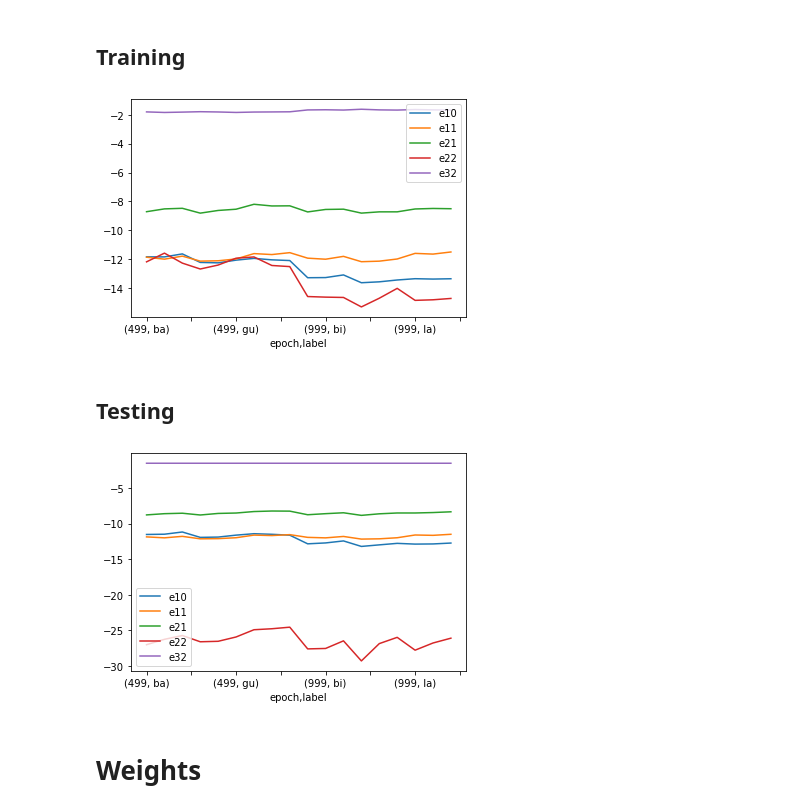
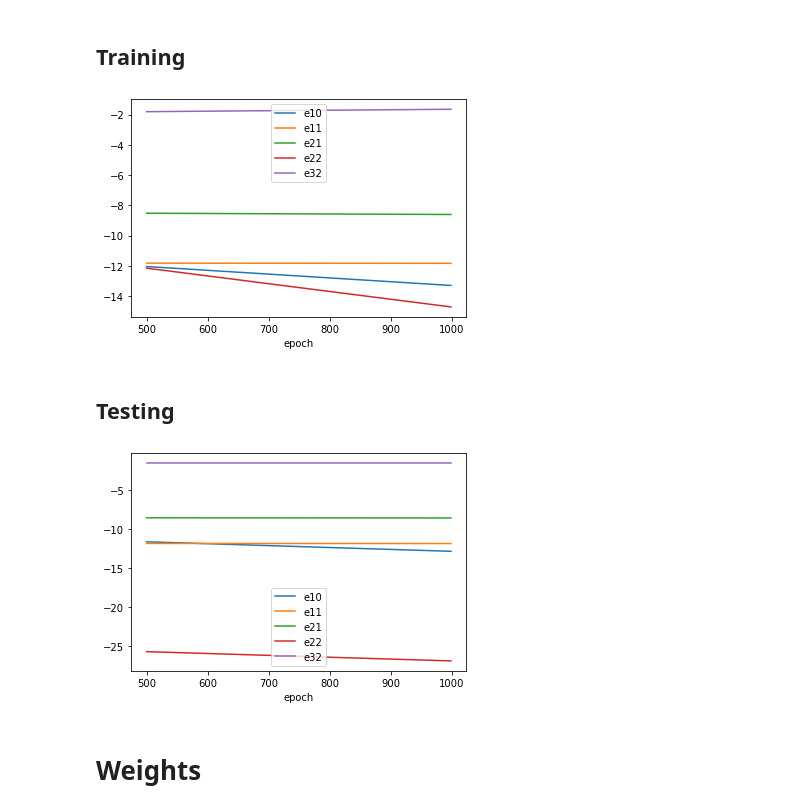
Before and after one commit to monicaycli/predictive_coding, a Jupyter notebook: toy_model_kalman_variant_3a.ipynb, the cells around one changed output. Cells and saved outputs as stored; diff of their text form; code cells hidden in the pictures.

```diff
--- a/toy_model_kalman_variant_3a.ipynb
+++ b/toy_model_kalman_variant_3a.ipynb
@@ -51,6 +52,12 @@ gamma_2                   10
 in_dir           ./data/3x3/
 out_dir            ./results
 dtype: object
+# %%
+for x in param.index:
+    if isinstance(param[x], str):
+        exec("{} = '{}'".format(x, param[x]))
+    else:
+        exec("{} = {}".format(x, param[x]))
 # %%
 def softmax(x, c=1):
     x = np.array(x)
@@ -259,16 +283,10 @@ fig.colorbar(im, ax=axes.ravel().tolist());
 # %% [markdown]
 # Parameters
 # %%
-act_func = param.act_func
-
-epoch_n = param.epoch_n
 epoch_max = max(range(epoch_n))
-
-save_interval = param.save_interval
 
 vec_len = len(I_dict)
 I_size = I.shape[0]
-r1_size = param.r1_size
 r2_size = vec_len
 
 r1 = np.zeros(r1_size)
@@ -280,22 +298,6 @@ U2 = np.random.normal(loc=0, scale=0.1, size=(r1_size, r2_size))
 Uf = np.random.normal(loc=0, scale=0.1, size=(vec_len, r2_size))
 V1 = np.random.normal(loc=0, scale=0.1, size=(r1_size, r1_size))
 V2 = np.random.normal(loc=0, scale=0.1, size=(r2_size, r2_size))
-
-s10 = param.s10
-s11 = param.s11
-s21 = param.s21
-s22 = param.s22
-s32 = param.s32
-
-alpha_1 = param.alpha_1
-alpha_2 = param.alpha_2
-
-beta_1 = param.beta_1
-beta_2 = param.beta_2
-beta_f = param.beta_f
-
-gamma_1 = param.gamma_1
-gamma_2 = param.gamma_2
 # %% [markdown]
 # Before Training
 # %%
@@ -423,7 +425,7 @@ recon_plots(df=output_train_df.groupby("epoch").get_group(epoch_max),
 # %% [markdown]
 ## Softmax'd `Uf_hat @ r2_hat` During Testing
 # %%
-output_test_df["softmaxd_Ufr2"] = output_test_df.apply(lambda x: softmax(x.Ufr2), axis=1)
+output_test_df["softmaxd_Ufr2"] = output_test_df.apply(lambda x: softmax(x.Ufr2, c=softmax_c), axis=1)
 
 recon_plots(df=output_test_df.groupby("epoch").get_group(epoch_max),
             ncols=ncols, nrows=nrows, subplot_yx=subplot_yx, scale=scale,
@@ -453,8 +454,7 @@ output_train_df.groupby("epoch").mean().accuracy.plot(ylim=(0, 1.1));
 # %% [markdown]
 ## Testing
 # %%
-output_test_df["argmax_Ufr2"] = output_test_df.apply(lambda x: argmax_1(x.softmaxd_Ufr2), axis=1)
-test_recog_df = output_test_df.groupby(["epoch", "label"]).argmax_Ufr2.apply(lambda x: recog(x, steps=5)).rename("recog_node").to_frame()
+test_recog_df = output_test_df.groupby(["epoch", "label"]).softmaxd_Ufr2.apply(lambda x: recog(x, mode=recog_mode, value=recog_value)).rename("recog_node").to_frame()
 output_test_df = pd.merge(output_test_df, test_recog_df,
                           left_on=["epoch", "label"], right_on=["epoch", "label"],
                           how="inner", suffixes=("_old", ""))
@@ -479,9 +479,9 @@ output_train_df["e21"] = 1/s21 * output_train_df.apply(lambda x: x.r1_hat - f(x.
 output_train_df["e22"] = 1/s22 * output_train_df.apply(lambda x: x.r2_hat - x.r2_bar, axis=1).apply(lambda x: x.T @ x)
 output_train_df["e32"] = 1/s32 * output_train_df.apply(lambda x: -np.sum(x.target_vec * np.log(softmax(x.Uf_hat @ x.r2_hat))), axis=1)
 # %%
-output_train_df.groupby(["epoch", "label"]).mean()[["e10", "e11", "e21", "e22", "e32"]].applymap(lambda x: np.log(x)).plot();
+output_train_df.groupby(["epoch"]).mean()[["e10", "e11", "e21", "e22", "e32"]].applymap(lambda x: np.log(x)).plot();
 # %% [output]
-[figure, old version]
+[figure, new version]
 # %% [markdown]
 ## Testing
 # %%
@@ -491,9 +491,9 @@ output_test_df["e21"] = 1/s21 * output_test_df.apply(lambda x: x.r1_hat - f(x.U2
 output_test_df["e22"] = 1/s22 * output_test_df.apply(lambda x: x.r2_hat - x.r2_bar, axis=1).apply(lambda x: x.T @ x)
 output_test_df["e32"] = 1/s32 * output_test_df.apply(lambda x: -np.sum(x.target_vec * np.log(softmax(x.Uf_hat @ x.r2_hat))), axis=1)
 # %%
-output_test_df.groupby(["epoch", "label"]).mean()[["e10", "e11", "e21", "e22", "e32"]].applymap(lambda x: np.log(x)).plot();
+output_test_df.groupby(["epoch"]).mean()[["e10", "e11", "e21", "e22", "e32"]].applymap(lambda x: np.log(x)).plot();
 # %% [output]
-[figure, old version]
+[figure, new version]
 # %% [markdown]
 # Weights
 # %%
```
Also changed, not shown: parts of 15 cells of this notebook, 3 other files.
